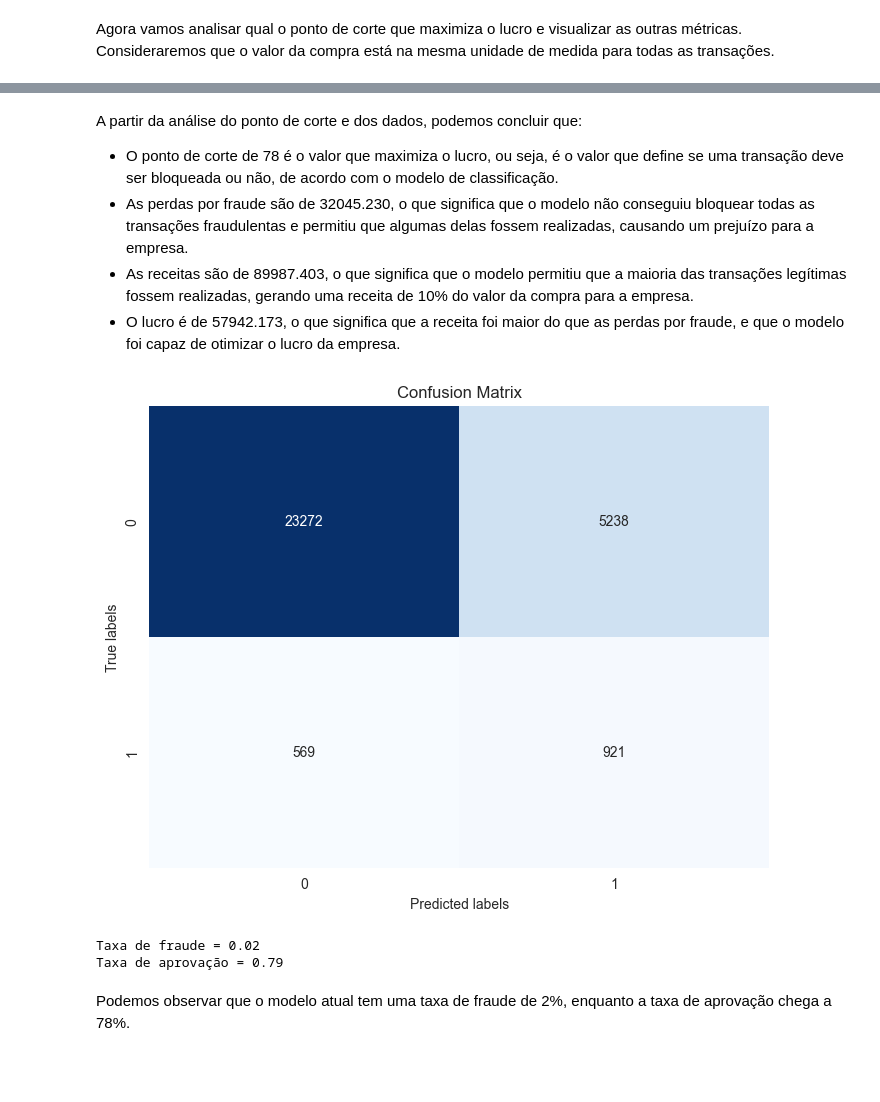
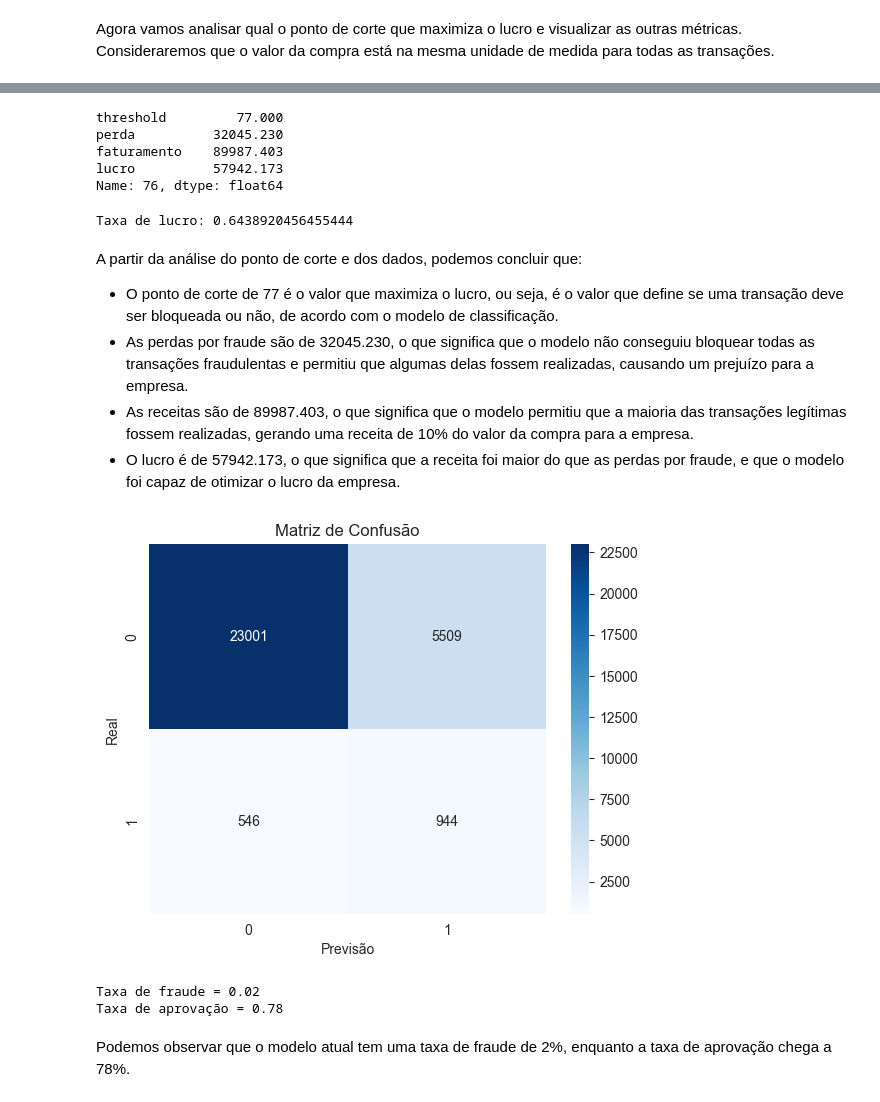
Before and after one commit to WiiniSilva/Fraude_Case, a Jupyter notebook: Fraude_Case.ipynb, the cells around one changed output, grey strips where cells are left out. Drawn from its saved outputs; the diff is of its cells as text; code cells hidden in the pictures; blank space fills up the shorter version.

```diff
--- a/Fraude_Case.ipynb
+++ b/Fraude_Case.ipynb
@@ -1382,0 +1357,17 @@ best_decision_anterior.reset_index().rename(columns = {77: 'valor $'})
+# %%
+# Criar uma lista vazia para armazenar as métricas
+metricas_atual = []
+
+# Iterar sobre os possíveis valores de threshold de 0 a 100
+for threshold in range(1, 100, 1):
+  # Chamar a função calcular_metricas para o threshold atual
+  perda, faturamento, lucro = calcular_valores(threshold, df_test1, 'score_fraude_modelo')
+
+  # Adicionar as métricas como uma lista à lista metricas
+  metricas_atual.append([threshold, perda, faturamento, lucro])
+
+# Criar um dataframe a partir da lista metricas
+df_thres_atual = pd.DataFrame(metricas_atual, columns=["threshold", "perda", "faturamento", "lucro"])
+
+# Imprimir o dataframe
+df_thres_atual
@@ -1383,7 +1388,25 @@ best_decision_anterior.reset_index().rename(columns = {77: 'valor $'})
+# %%
+# Encontrar o índice do threshold que tem o maior valor de lucro
+indice_max = df_thres_atual["lucro"].idxmax()
+
+# Selecionar a linha do dataframe que corresponde ao índice máximo
+linha_max = df_thres_atual.iloc[indice_max]
+threshold_otimo_atual = linha_max[0]
+linha_max
+# %% [output]
+threshold         77.000
+perda          32045.230
+faturamento    89987.403
+lucro          57942.173
+Name: 76, dtype: float64
+# %%
+print(f"Taxa de lucro: {57942.173/89987.403}")
+# %% [output]
+Taxa de lucro: 0.6438920456455444
 # %% [markdown]
 A partir da análise do ponto de corte e dos dados, podemos concluir que:
 
-* O ponto de corte de 78 é o valor que maximiza o lucro, ou seja, é o valor que define se uma transação deve ser bloqueada ou não, de acordo com o modelo de classificação.
+* O ponto de corte de 77 é o valor que maximiza o lucro, ou seja, é o valor que define se uma transação deve ser bloqueada ou não, de acordo com o modelo de classificação.
 * As perdas por fraude são de 32045.230, o que significa que o modelo não conseguiu bloquear todas as transações fraudulentas e permitiu que algumas delas fossem realizadas, causando um prejuízo para a empresa.
 * As receitas são de 89987.403, o que significa que o modelo permitiu que a maioria das transações legítimas fossem realizadas, gerando uma receita de 10% do valor da compra para a empresa.
 * O lucro é de 57942.173, o que significa que a receita foi maior do que as perdas por fraude, e que o modelo foi capaz de otimizar o lucro da empresa.
@@ -1400,20 +1413,24 @@ cm = confusion_matrix(df_test[target_col], df_test['predicted'])
-# %%
-def plot_confusion_matrix(cm):
-    plt.figure(figsize=(8, 6))
-    sns.heatmap(cm, annot=True, fmt="d", cmap="Blues", cbar=False)
-    plt.xlabel("Predicted labels")
-    plt.ylabel("True labels")
-    plt.title("Confusion Matrix")
-    plt.show()
-
-plot_confusion_matrix(cm)
-# %% [output]
-[figure, removed]
+# %%
+# Criar a coluna pred_fraude
+df_test1['pred_fraude'] = np.where(df_test1['score_fraude_modelo'] >= threshold_otimo_atual, 1, 0)
+
+# Usar a função confusion_matrix
+cf_matrix = confusion_matrix(df_test1['fraude'], df_test1['pred_fraude'])
+
+# Opcional: plotar a matriz de confusão usando seaborn
+import seaborn as sns
+sns.heatmap(cf_matrix, annot=True, fmt='d', cmap='Blues')
+plt.xlabel('Previsão')
+plt.ylabel('Real')
+plt.title('Matriz de Confusão')
+plt.show()
+# %% [output]
+[figure, added]
 # %%
-TN = cm[0][0]
-FP = cm[0][1]
-FN = cm[1][0]
-TP = cm[1][1]
+TN = cf_matrix[0][0]
+FP = cf_matrix[0][1]
+FN = cf_matrix[1][0]
+TP = cf_matrix[1][1]
 
 
 fraud_rate = round(FN / (FN + TN), 2)
@@ -1423,6 +1440,6 @@ print(f"Taxa de fraude = {fraud_rate}")
 print(f"Taxa de aprovação = {approval_rate}")
 # %% [output]
 Taxa de fraude = 0.02
-Taxa de aprovação = 0.79
+Taxa de aprovação = 0.78
 # %% [markdown]
 Podemos observar que o modelo atual tem uma taxa de fraude de 2%, enquanto a taxa de aprovação chega a 78%.
```
Also changed, not shown: parts of 44 cells of this notebook.
